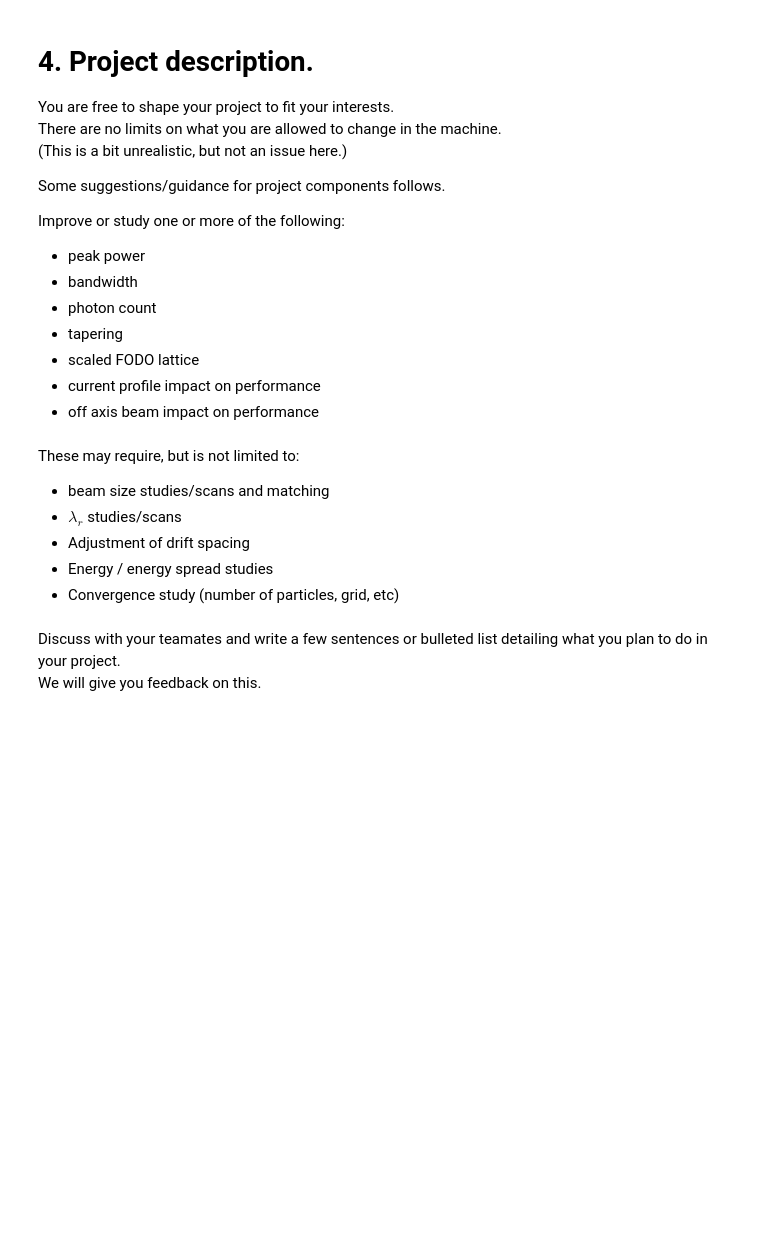
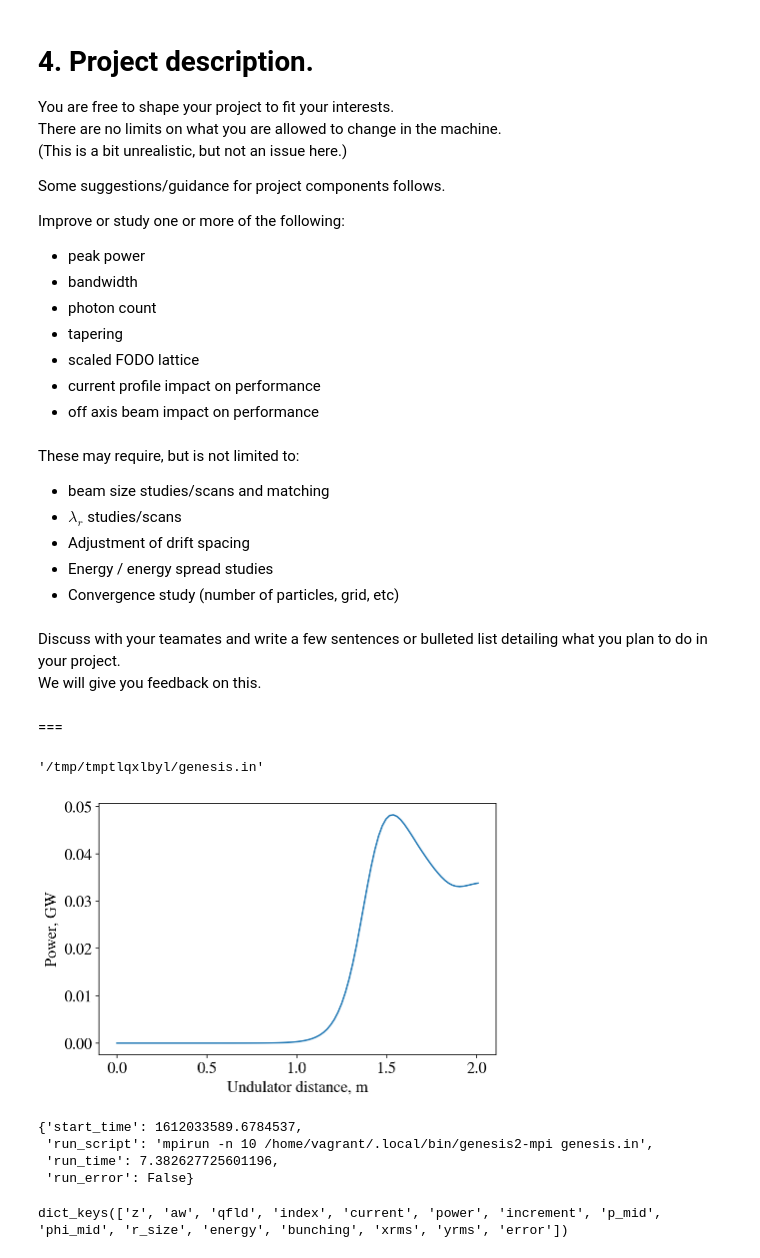
Before and after one commit to njg/FEL2021, a Jupyter notebook: day5_project.ipynb, the cells around one changed output. Saved outputs shown, nothing was run; the diff lists cells and outputs as text; code cells hidden in the pictures; blank space fills up the shorter version.

Commit message:
adding parameters from day 4 for MaRIE

```diff
--- a/day5_project.ipynb
+++ b/day5_project.ipynb
@@ -56,3 +58,25 @@ These may require, but is not limited to:
 # %% [markdown]
 Discuss with your teamates and write a few sentences or bulleted list detailing what you plan to do in your project.
 We will give you feedback on this.
+# %% [markdown]
+===
+# %%
+import numpy as np
+%matplotlib inline
+%config InlineBackend.figure_format = 'retina'
+import matplotlib.pyplot as plt
+plt.style.use(r'PaperDoubleFig.mplstyle')
+# %%
+from genesis import Genesis
+gen = Genesis('template.in')
+gen.run()
+# %%
+gen.input_file
+# %% [output]
+'/tmp/tmptlqxlbyl/genesis.in'
+# %%
+# power output from the genesis template file
+plt.plot(gen.output['data']['z'], gen.output['data']['power'][0]/1e9);
+plt.xlabel('Undulator distance, m'); plt.ylabel('Power, GW');
+# %% [output]
+[figure, added]
@@ -58,0 +87,49 @@ We will give you feedback on this.
+# %%
+# parameters for MaRIE
+
+# undulator
+gen['xlamd'] = 0.0186  # undulator wavelength, m
+gen['aw0'] = gen['awd'] = 0.86  # rms undulator parameter
+gen['nwig'] = int(80/gen['xlamd'])  # undulator length in xlamd
+
+# focusing
+gen['f1st'] = 5  # half F length in FODO measured in xlamd
+gen['fl'] = 10   # full F length in FODO measured in xlamd
+gen['quadf'] = 30  # focusing in x quadrupole gradient, T/m
+gen['dl'] = 10   # full D length in FODO measured in xlamd
+gen['quadd'] = 30  # defocusing in x quadrupole gradient, T/m
+gen['drl'] = 100 # full O length in FODO measured in xlamd
+
+# electron beam
+gen['curpeak'] = 3000  # current, A
+gen['curlen'] = 0  # negative or 0 for flattop; positive for Gaussian
+gen['gamma0'] = 12e9/0.511e6  # beam energy, mc^2
+gen['delgam'] = 1.5e-4*gen['gamma0']  # relative energy spread
+gen['rxbeam'] = 1.2038964357474105e-05  # rms size, m
+gen['rybeam'] = 1.042244688359981e-05  # rms size, m
+gen['emitx'] = gen['emity'] = 0.2e-6  # normalized emittance, m rad
+gen['npart'] = 2**10  # number of macroparticles in a bucket
+
+# radiation at resonant condition
+gen['xlamds'] = gen['xlamd']*(1+gen['aw0']**2)/(2*gen['gamma0']**2)
+gen['prad0'] = 1e4  # shot noise power, W
+gen['zrayl'] = 24  # Rayleigh length, m
+gen['zwaist'] = 0  # focul point location, m
+
+# mesh
+gen['ncar'] = 151  # number of mesh points, ODD is advised
+gen['dgrid'] = 100e-6  # [-dgrid, dgrid], m
+
+# simulation
+gen['delz'] = 1  # integration step measured in xlamd
+gen.run()
+gen.output['run_info']
+# %% [output]
+{'start_time': 1612033589.6784537,
+ 'run_script': 'mpirun -n 10 /home/vagrant/.local/bin/genesis2-mpi genesis.in',
+ 'run_time': 7.382627725601196,
+ 'run_error': False}
+# %%
+gen.output['data'].keys()
+# %% [output]
+dict_keys(['z', 'aw', 'qfld', 'index', 'current', 'power', 'increment', 'p_mid', 'phi_mid', 'r_size', 'energy', 'bunching', 'xrms', 'yrms', 'error'])
```
Also changed, not shown: parts of 3 cells of this notebook, 1 other file.
